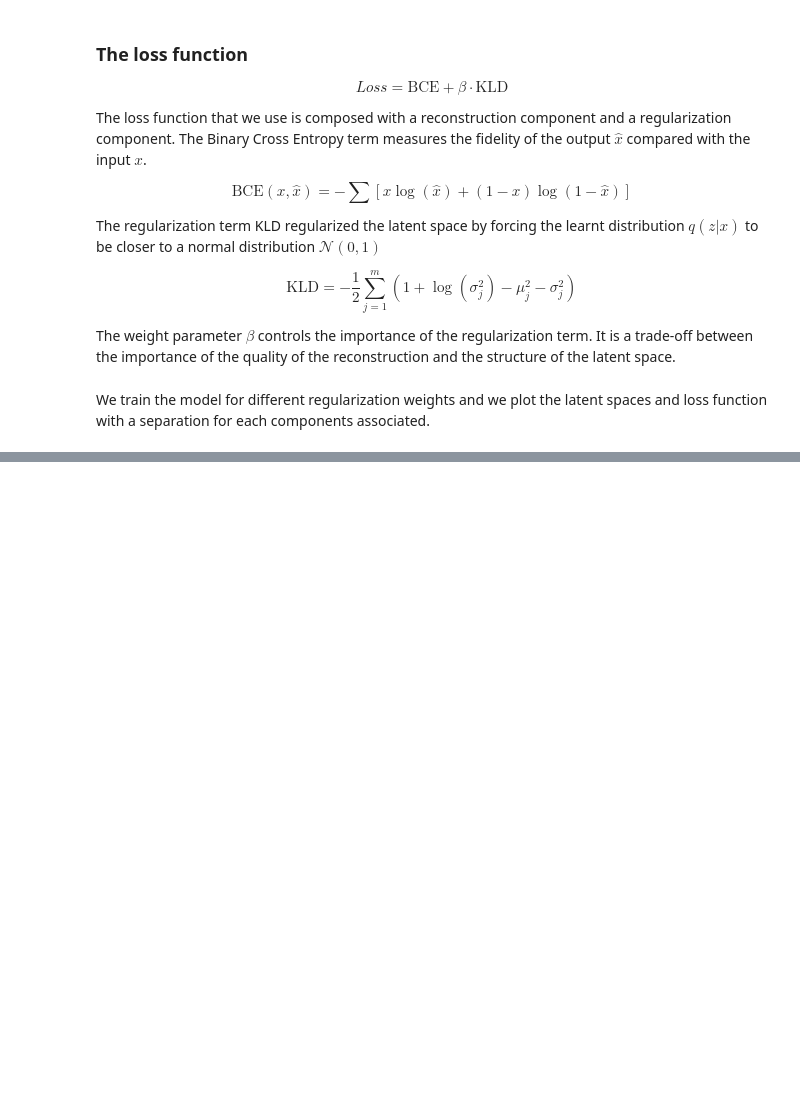
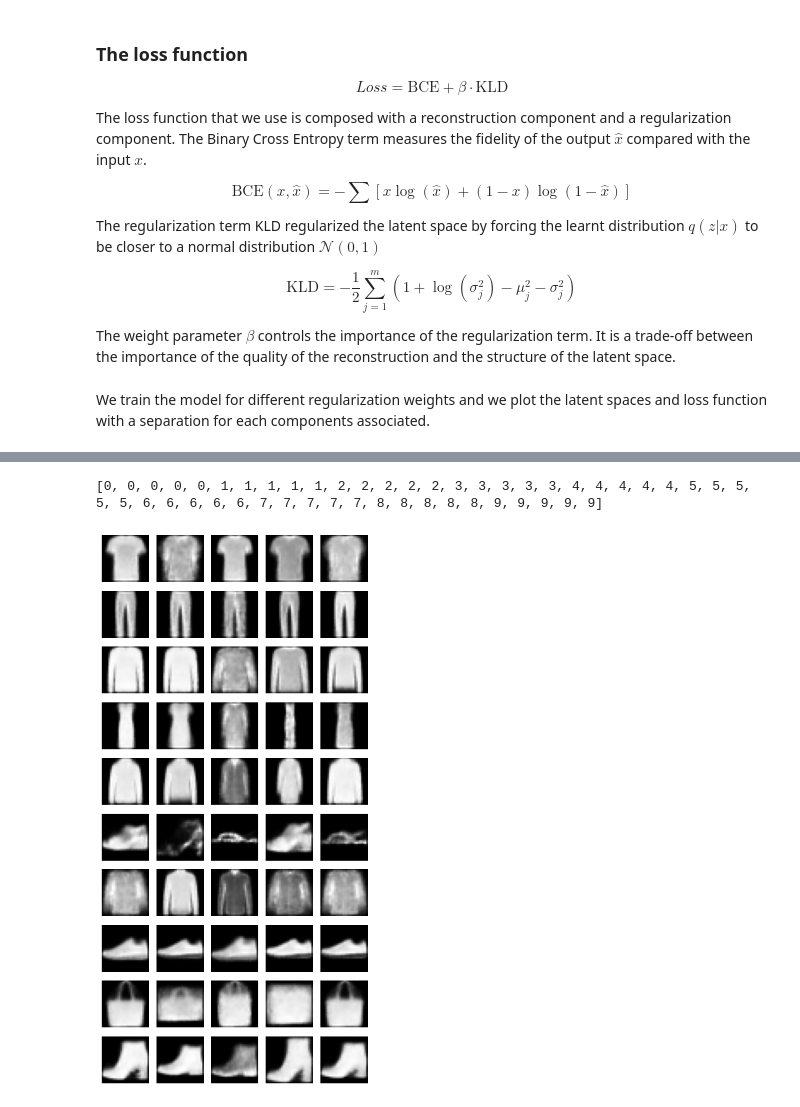
Before and after one commit to oridoll/Mini_projets, a Jupyter notebook: cvae/trainings.ipynb, the cells around one changed output, grey strips where cells are left out. Saved outputs shown, nothing was run; the diff lists cells and outputs as text; code cells hidden in the pictures; blank space fills up the shorter version.

Commit message:
generating five images per label

```diff
--- a/cvae/trainings.ipynb
+++ b/cvae/trainings.ipynb
@@ -286,7 +269,7 @@ We train the model for different regularization weights and we plot the latent s
 # %%
 # Initialize the CVAE model and the Adam optimizer
 from xml.parsers.expat import model
-
+import os
 
 cvae = ConditionalVAE(latent_dim=latent_dim)
 cvae.to(device)
@@ -347,6 +330,7 @@ for epochs in epochs_liste[1:]:
 
             print(f'Epoch {epoch}, Training loss: {epoch_loss:.4f}')
 
+        os.makedirs(f'epochs/{epochs}/', exist_ok=True)
         torch.save(cvae.state_dict(), f'epochs/{epochs}/cvae_weights_epoch_{epochs}_kl_weight_{kl_weight}.pth')
 
         #lot_latent_space(cvae, kl_weight)
@@ -371,0 +357,7 @@ Epoch 50, Training loss: 307.2440
+# %%
+weights_path="./epochs/30/cvae_weights_epoch_30_kl_weight_1.pth"
+
+cvae = ConditionalVAE(latent_dim=latent_dim).to(device)
+cvae.load_state_dict(torch.load(weights_path, map_location=device))
+cvae.eval()
+cvae.to(device)
@@ -371,0 +382,35 @@ Epoch 50, Training loss: 307.2440
+# %%
+labels = range(0,10)
+n_per_label = 5
+
+samples_labels = [k for k in labels for _ in range(n_per_label)]
+print(samples_labels)
+# %% [output]
+[0, 0, 0, 0, 0, 1, 1, 1, 1, 1, 2, 2, 2, 2, 2, 3, 3, 3, 3, 3, 4, 4, 4, 4, 4, 5, 5, 5, 5, 5, 6, 6, 6, 6, 6, 7, 7, 7, 7, 7, 8, 8, 8, 8, 8, 9, 9, 9, 9, 9]
+# %%
+num_samples= len(samples_labels)
+y= torch.tensor(samples_labels).to(device)
+
+with torch.no_grad():
+
+    z = torch.randn(num_samples, latent_dim).to(device)
+
+    generated = cvae.decode(z, y )
+# %%
+import matplotlib.pyplot as plt
+
+generated = generated.cpu()
+
+fig, axes = plt.subplots(10, n_per_label, figsize=(n_per_label, 10))
+
+idx = 0
+for i in range(10):
+    for j in range(n_per_label):
+        axes[i, j].imshow(generated[idx, 0], cmap="gray")
+        axes[i, j].axis("off")
+        idx += 1
+
+plt.tight_layout()
+plt.show()
+# %% [output]
+[figure, added]
```
Also changed, not shown: parts of 7 cells of this notebook.
